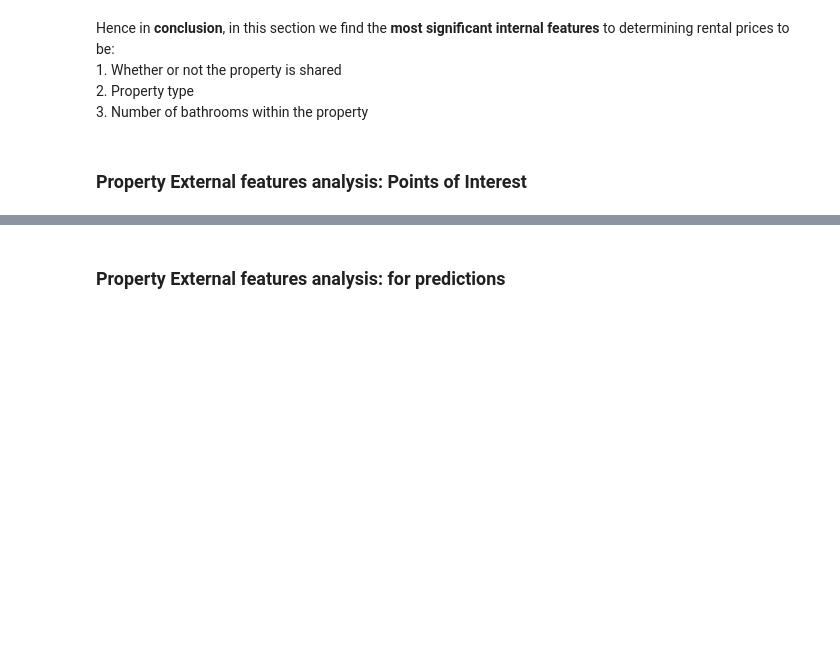
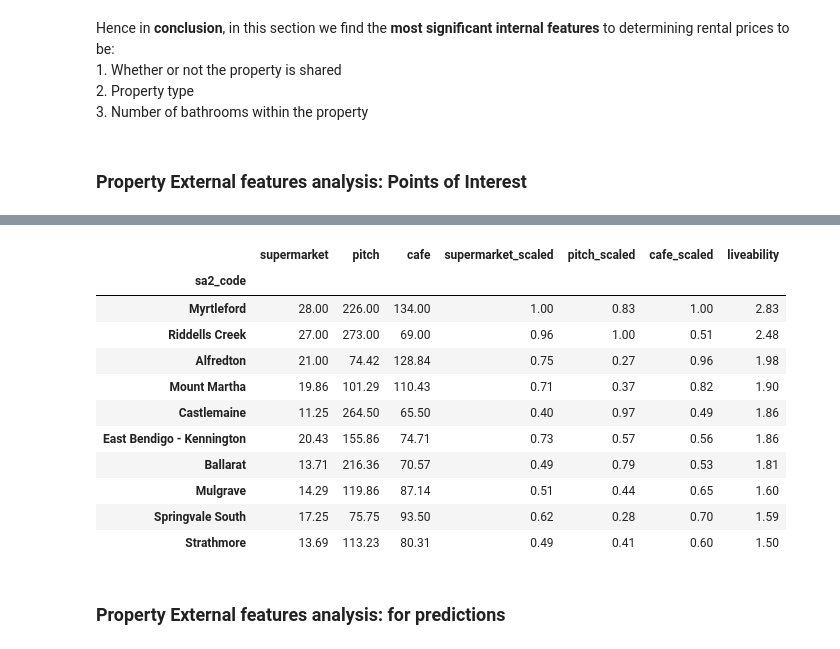
Before and after one commit to MAST30034-Applied-Data-Science/generic-real-estate-consulting-project-18, a Jupyter notebook: notebooks/Summary_notebook_final.ipynb, the cells around one changed output, grey strips where cells are left out. Drawn from its saved outputs; the diff is of its cells as text; code cells hidden in the pictures; blank space fills up the shorter version.

```diff
--- a/notebooks/Summary_notebook_final.ipynb
+++ b/notebooks/Summary_notebook_final.ipynb
@@ -103,3 +161,18 @@ Hence in **conclusion**, in this section we find the **most significant internal
+# %%
+gb_live
+# %% [output]
+|  | supermarket | pitch | cafe | supermarket_scaled | pitch_scaled | cafe_scaled | liveability |
+| sa2_code |  |  |  |  |  |  |  |
+| Myrtleford | 28.00 | 226.00 | 134.00 | 1.00 | 0.83 | 1.00 | 2.83 |
+| Riddells Creek | 27.00 | 273.00 | 69.00 | 0.96 | 1.00 | 0.51 | 2.48 |
+| Alfredton | 21.00 | 74.42 | 128.84 | 0.75 | 0.27 | 0.96 | 1.98 |
+| Mount Martha | 19.86 | 101.29 | 110.43 | 0.71 | 0.37 | 0.82 | 1.90 |
+| Castlemaine | 11.25 | 264.50 | 65.50 | 0.40 | 0.97 | 0.49 | 1.86 |
+| East Bendigo - Kennington | 20.43 | 155.86 | 74.71 | 0.73 | 0.57 | 0.56 | 1.86 |
+| Ballarat | 13.71 | 216.36 | 70.57 | 0.49 | 0.79 | 0.53 | 1.81 |
+| Mulgrave | 14.29 | 119.86 | 87.14 | 0.51 | 0.44 | 0.65 | 1.60 |
+| Springvale South | 17.25 | 75.75 | 93.50 | 0.62 | 0.28 | 0.70 | 1.59 |
+| Strathmore | 13.69 | 113.23 | 80.31 | 0.49 | 0.41 | 0.60 | 1.50 |
 # %% [markdown]
 ### Property External features analysis: for predictions
 # %% [markdown]
```
Also changed, not shown: parts of 12 cells of this notebook.
